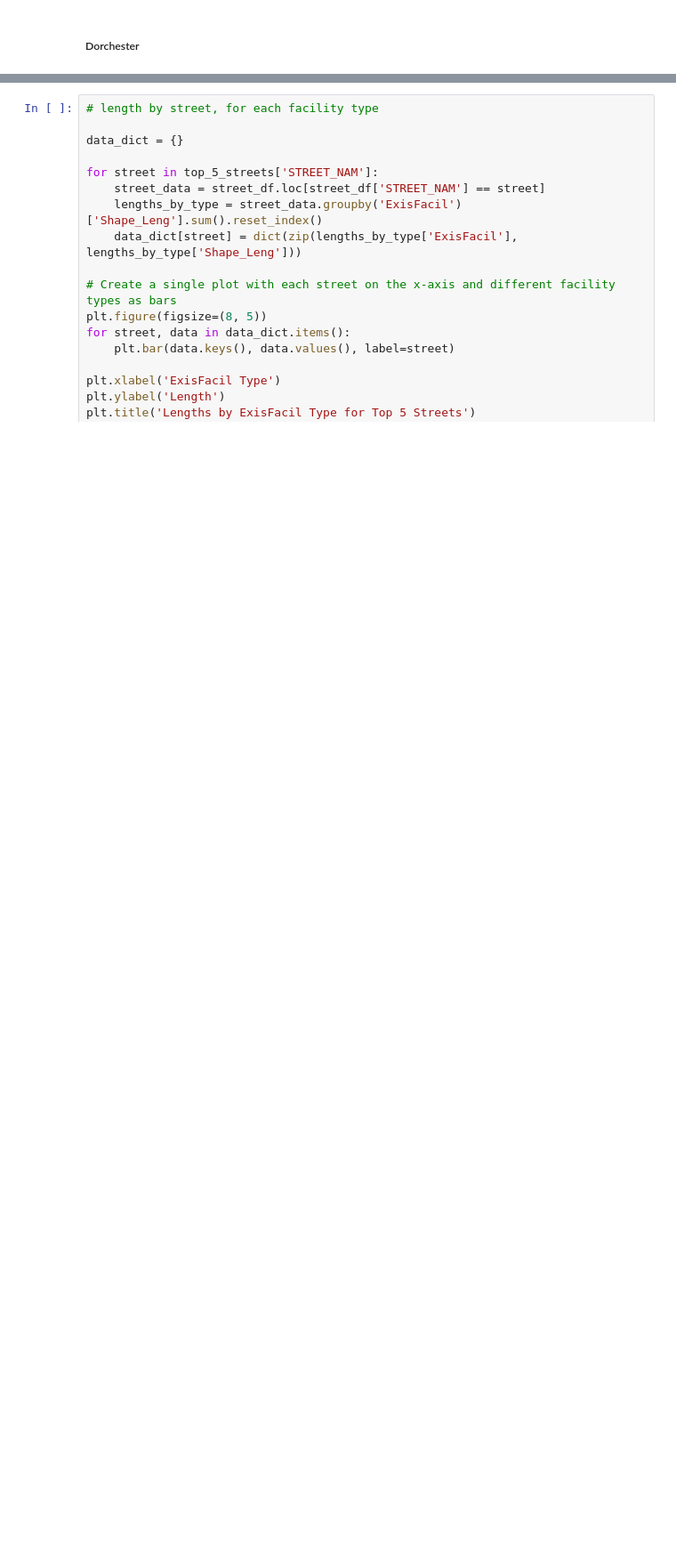
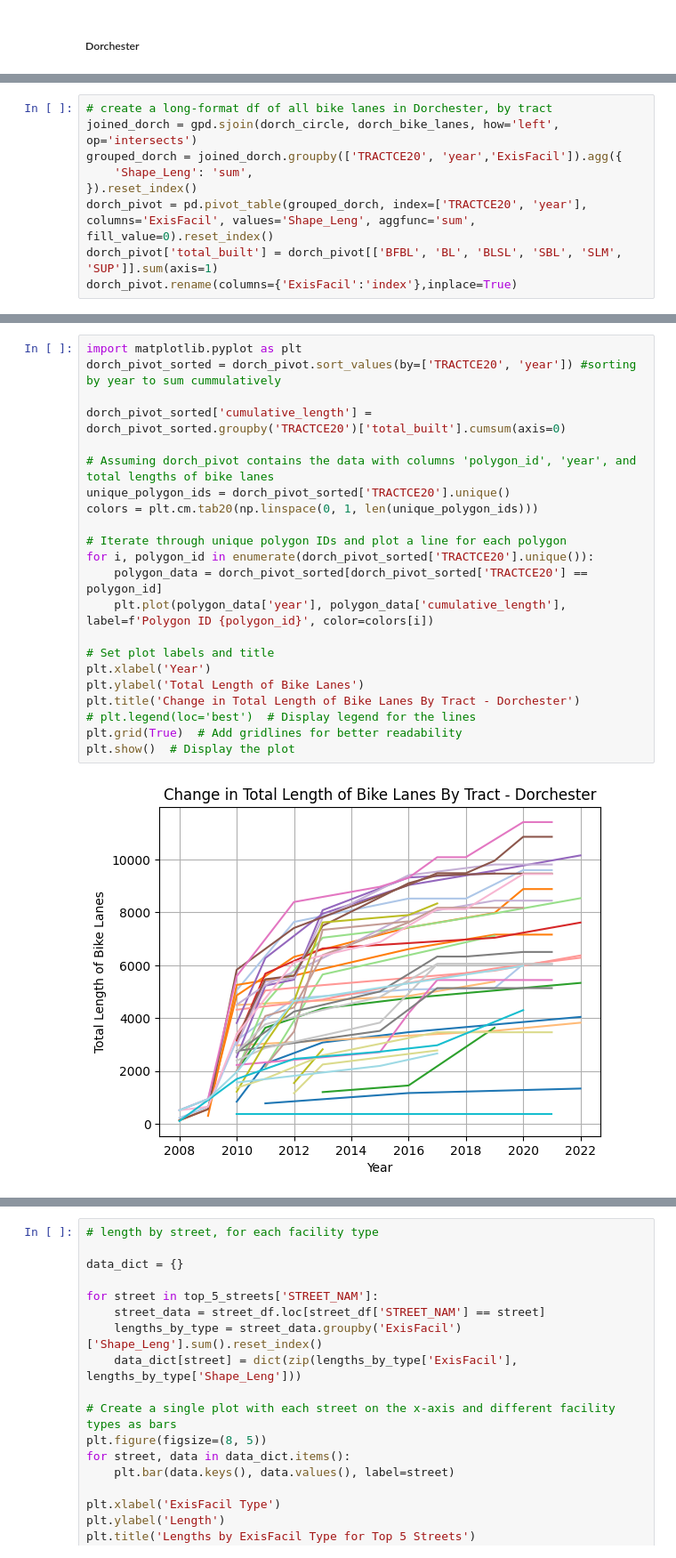
Before and after one commit to BU-Spark/ds-livable-streets-infra, a Jupyter notebook: fa23-team/analysis/bike_lanes.ipynb, the cells around one changed output, grey strips where cells are left out. Shown at 89% size. Drawn from its saved outputs; the diff is of its cells as text; blank space fills up the shorter version.

```diff
--- a/fa23-team/analysis/bike_lanes.ipynb
+++ b/fa23-team/analysis/bike_lanes.ipynb
@@ -167,0 +180,9 @@ dorchester_gdf.head(1)
+# %%
+# create a long-format df of all bike lanes in Dorchester, by tract
+joined_dorch = gpd.sjoin(dorch_circle, dorch_bike_lanes, how='left', op='intersects')
+grouped_dorch = joined_dorch.groupby(['TRACTCE20', 'year','ExisFacil']).agg({
+    'Shape_Leng': 'sum',
+}).reset_index()
+dorch_pivot = pd.pivot_table(grouped_dorch, index=['TRACTCE20', 'year'], columns='ExisFacil', values='Shape_Leng', aggfunc='sum', fill_value=0).reset_index()
+dorch_pivot['total_built'] = dorch_pivot[['BFBL', 'BL', 'BLSL', 'SBL', 'SLM', 'SUP']].sum(axis=1)
+dorch_pivot.rename(columns={'ExisFacil':'index'},inplace=True)
@@ -168,2 +198,26 @@ dorchester_gdf.head(1)
+# %%
+import matplotlib.pyplot as plt
+dorch_pivot_sorted = dorch_pivot.sort_values(by=['TRACTCE20', 'year']) #sorting by year to sum cummulatively
+
+dorch_pivot_sorted['cumulative_length'] = dorch_pivot_sorted.groupby('TRACTCE20')['total_built'].cumsum(axis=0)
+
+# Assuming dorch_pivot contains the data with columns 'polygon_id', 'year', and total lengths of bike lanes
+unique_polygon_ids = dorch_pivot_sorted['TRACTCE20'].unique()
+colors = plt.cm.tab20(np.linspace(0, 1, len(unique_polygon_ids)))
+
+# Iterate through unique polygon IDs and plot a line for each polygon
+for i, polygon_id in enumerate(dorch_pivot_sorted['TRACTCE20'].unique()):
+    polygon_data = dorch_pivot_sorted[dorch_pivot_sorted['TRACTCE20'] == polygon_id]
+    plt.plot(polygon_data['year'], polygon_data['cumulative_length'], label=f'Polygon ID {polygon_id}', color=colors[i])
+
+# Set plot labels and title
+plt.xlabel('Year')
+plt.ylabel('Total Length of Bike Lanes')
+plt.title('Change in Total Length of Bike Lanes By Tract - Dorchester')
+# plt.legend(loc='best')  # Display legend for the lines
+plt.grid(True)  # Add gridlines for better readability
+plt.show()  # Display the plot
+# %% [output]
+[figure, added]
 # %%
 # Streets with most bike lanes
```
Also changed, not shown: parts of 26 cells of this notebook.
